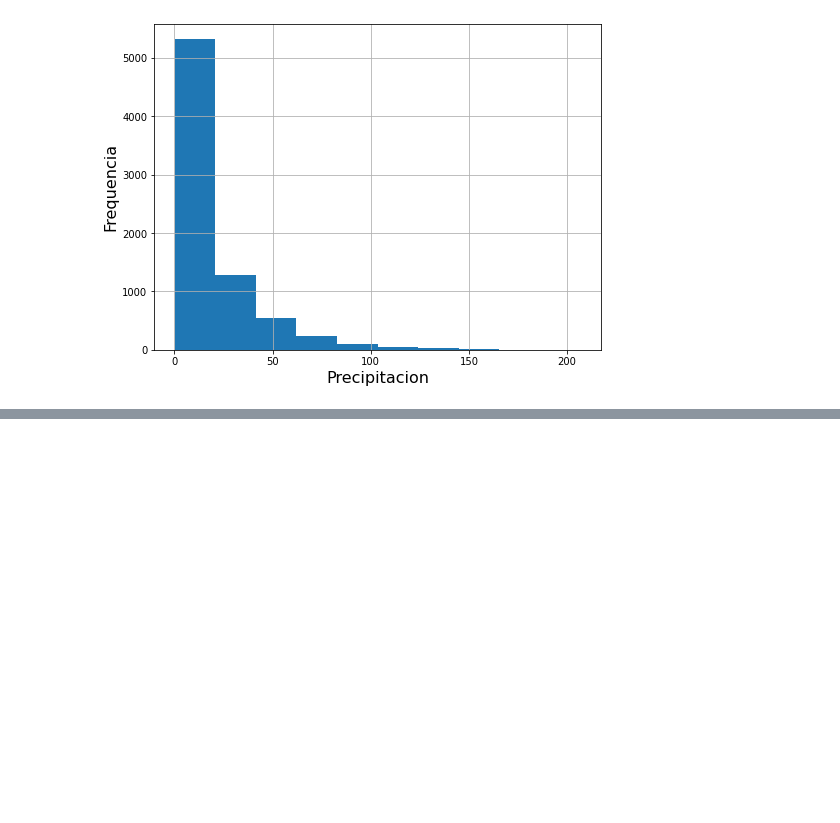
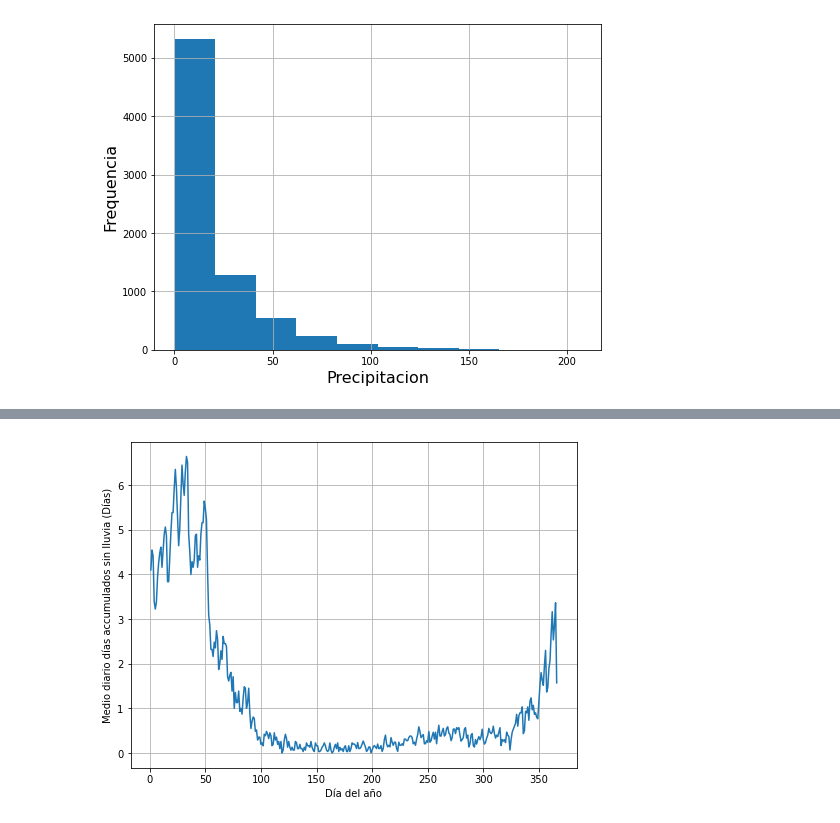
Before and after one commit to wmjolly/SAR-Colombia, a Jupyter notebook: SAR-CO-Example.ipynb, the cells around one changed output, grey strips where cells are left out. Saved outputs shown, nothing was run; the diff lists cells and outputs as text; code cells hidden in the pictures; blank space fills up the shorter version.

```diff
--- a/SAR-CO-Example.ipynb
+++ b/SAR-CO-Example.ipynb
@@ -616,0 +650,11 @@ COAnalReg.plot(column="OBJECTID")
+# %%
+dat.CumRainFreeDays.groupby(dat.Fecha.dt.dayofyear).mean().plot()
+plt.gca().set_xlabel('Día del año')
+plt.gca().set_ylabel('Medio diario días accumulados sin lluvia (Días)')
+plt.grid()
+
+fout = f"./Temp/Villavicencio_MedioDiarioDiasSinLluvia.png"
+if(fout != ""):
+    plt.savefig(fout, dpi=300, bbox_inches='tight')
+# %% [output]
+[figure, added]
```
Also changed, not shown: parts of 68 cells of this notebook.
